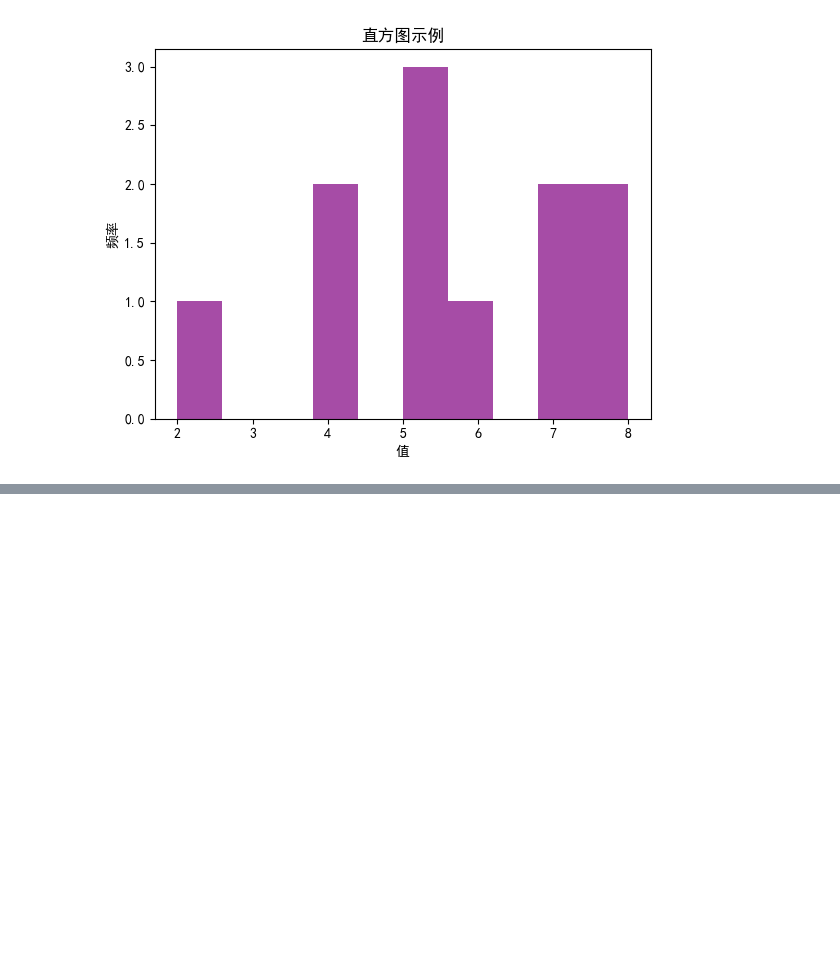
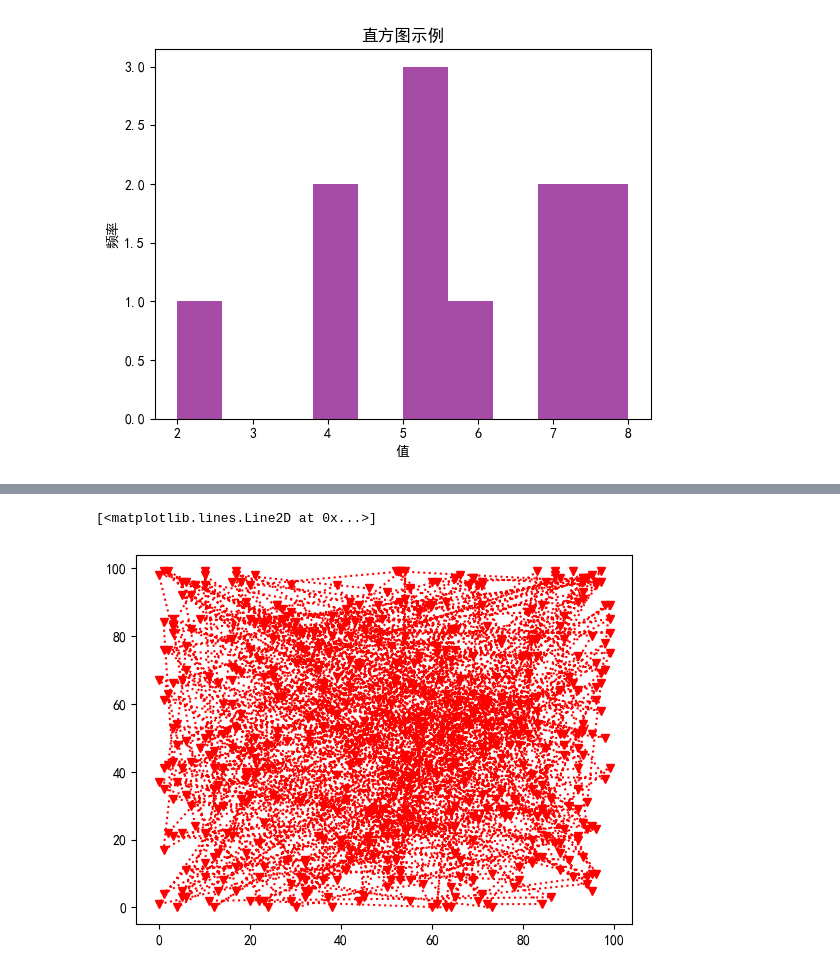
Before and after one commit to daiyipu/yiheng, a Jupyter notebook: plotlib/matplot.ipynb, the cells around one changed output, grey strips where cells are left out. Saved outputs shown, nothing was run; the diff lists cells and outputs as text; code cells hidden in the pictures; blank space fills up the shorter version.

Commit message:
modified:   pandas/pd_filter.md 	modified:   plotlib/matplot.ipynb

```diff
--- a/plotlib/matplot.ipynb
+++ b/plotlib/matplot.ipynb
@@ -101,0 +150,9 @@ plt.show()
+# %%
+# plot 当录入为x，y两个数据序列时，画的是散点图
+datax = pd.Series(np.random.randint(0, 100, size=500))
+datay = pd.Series(np.random.randint(0, 100, size=500))
+plt.plot(datax,datay,"vr:")
+# plt.plot(data2,"8y-")
+# %% [output]
+[<matplotlib.lines.Line2D at 0x...>]
+[figure, added]
```
Also changed, not shown: parts of 14 cells of this notebook, 4 other files.
